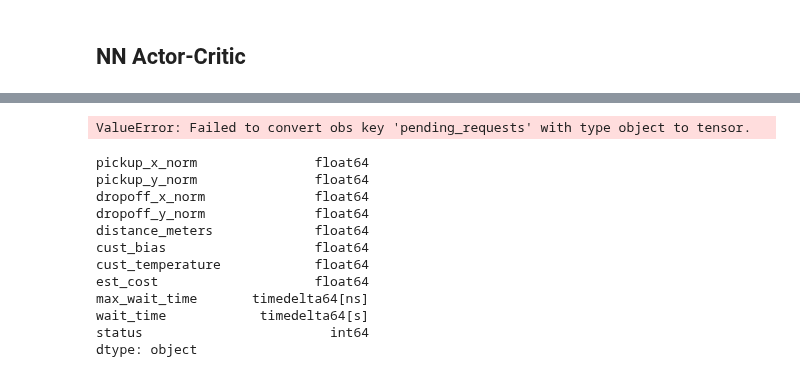
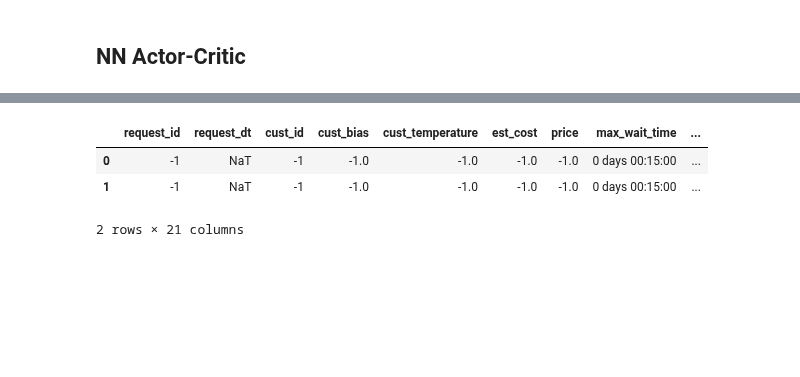
Before and after one commit to akseldkw07/Waymo-Agent, a Jupyter notebook: notebooks/training/ppo-vs-heuristic.ipynb, the cells around one changed output, grey strips where cells are left out. Drawn from its saved outputs; the diff is of its cells as text; code cells hidden in the pictures; blank space fills up the shorter version.

Commit message:
stable-to-numpy-not-working Modified: - scratch.ipynb - ppo-vs-heuristic.ipynb - customer.py - enriched_df_base.py - requests.py - vehicles.py - action_mixin.py - transition_mixin.py

```diff
--- a/notebooks/training/ppo-vs-heuristic.ipynb
+++ b/notebooks/training/ppo-vs-heuristic.ipynb
@@ -209,22 +246,9 @@ TypeError: can't convert np.ndarray of type numpy.object_. The only supported ty
+# %%
+RequestDF.generate_empty(2, env_curr.time_dt)
+# %% [output]
+|  | request_id | request_dt | cust_id | cust_bias | cust_temperature | est_cost | price | max_wait_time | ... |
+| 0 | -1 | NaT | -1 | -1.0 | -1.0 | -1.0 | -1.0 | 0 days 00:15:00 | ... |
+| 1 | -1 | NaT | -1 | -1.0 | -1.0 | -1.0 | -1.0 | 0 days 00:15:00 | ... |
+2 rows × 21 columns
 # %%
 obs, info = env_curr.reset()
-obs_t = obs_pd_to_torch(obs)
-
-act_t = model.act(obs_t, deterministic=True)
-# %% [output]
-ValueError: Failed to convert obs key 'pending_requests' with type object to tensor.
-# %%
-obs["pending_requests"].dtypes
-# %% [output]
-pickup_x_norm               float64
-pickup_y_norm               float64
-dropoff_x_norm              float64
-dropoff_y_norm              float64
-distance_meters             float64
-cust_bias                   float64
-cust_temperature            float64
-est_cost                    float64
-max_wait_time       timedelta64[ns]
-wait_time            timedelta64[s]
-status                        int64
-dtype: object
```
Also changed, not shown: parts of 6 cells of this notebook, 7 other files.
